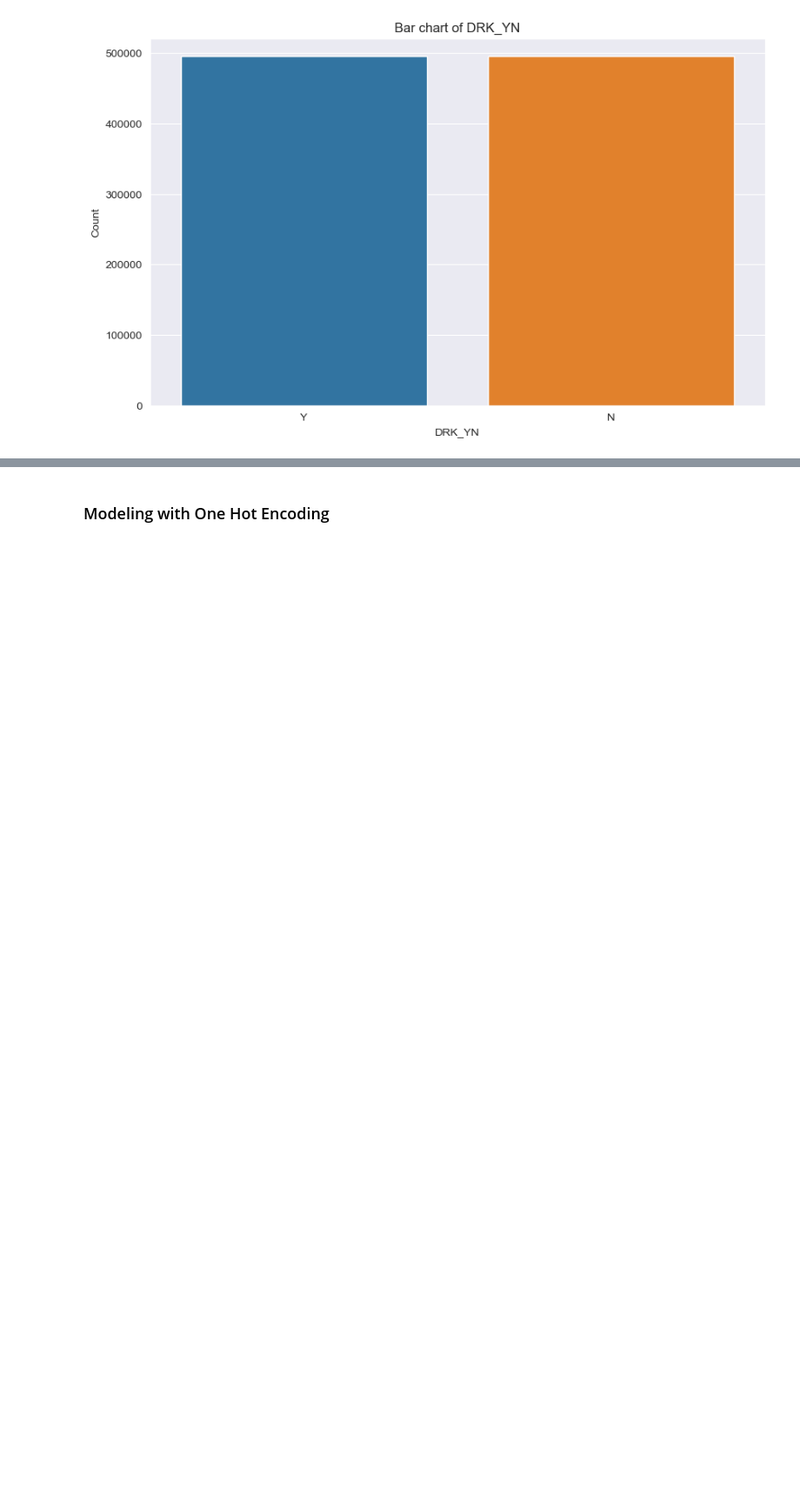
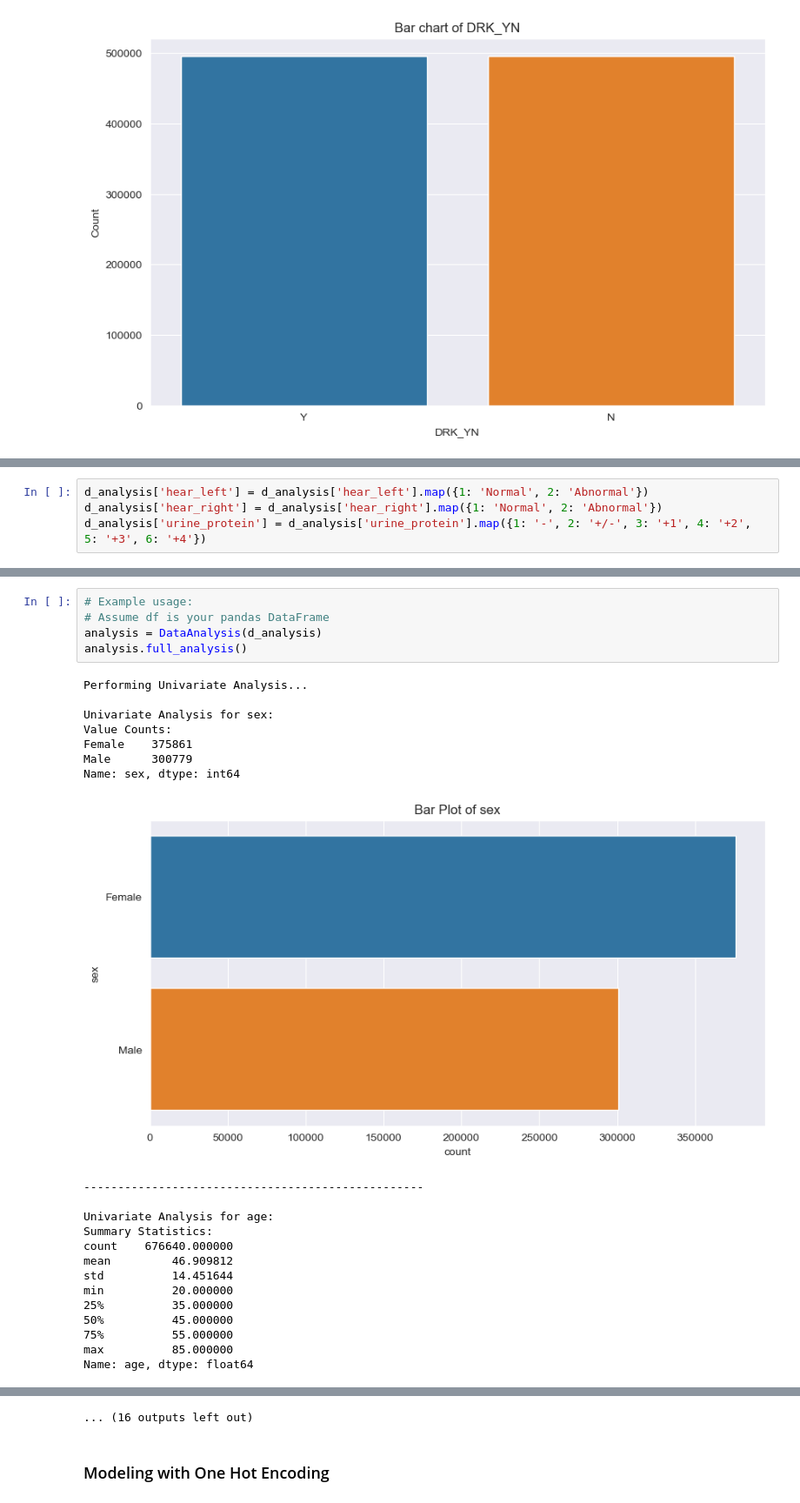
Before and after one commit to amajuoyieze/PEM-Group-Project, a Jupyter notebook: Group-Project.ipynb, the cells around one changed output, grey strips where cells are left out. Shown: that part at 87% size. Saved outputs shown, nothing was run; the diff lists cells and outputs as text; blank space fills up the shorter version.

```diff
--- a/Group-Project.ipynb
+++ b/Group-Project.ipynb
@@ -190,0 +187,4 @@ plt.show()
+# %%
+d_analysis['hear_left'] = d_analysis['hear_left'].map({1: 'Normal', 2: 'Abnormal'})
+d_analysis['hear_right'] = d_analysis['hear_right'].map({1: 'Normal', 2: 'Abnormal'})
+d_analysis['urine_protein'] = d_analysis['urine_protein'].map({1: '-', 2: '+/-', 3: '+1', 4: '+2', 5: '+3', 6: '+4'})
@@ -190,0 +297,27 @@ plt.show()
+# %%
+# Example usage:
+# Assume df is your pandas DataFrame
+analysis = DataAnalysis(d_analysis)
+analysis.full_analysis()
+# %% [output]
+Performing Univariate Analysis...
+
+Univariate Analysis for sex:
+Value Counts:
+Female    375861
+Male      300779
+Name: sex, dtype: int64
+[figure, added]
+--------------------------------------------------
+
+Univariate Analysis for age:
+Summary Statistics:
+count    676640.000000
+mean         46.909812
+std          14.451644
+min          20.000000
+25%          35.000000
+50%          45.000000
+75%          55.000000
+max          85.000000
+Name: age, dtype: float64
@@ -191,3 +369,4 @@ plt.show()
+... (16 outputs left out)
 # %% [markdown]
 ### Modeling with One Hot Encoding
 # %%
```
Also changed, not shown: parts of 12 cells of this notebook.
